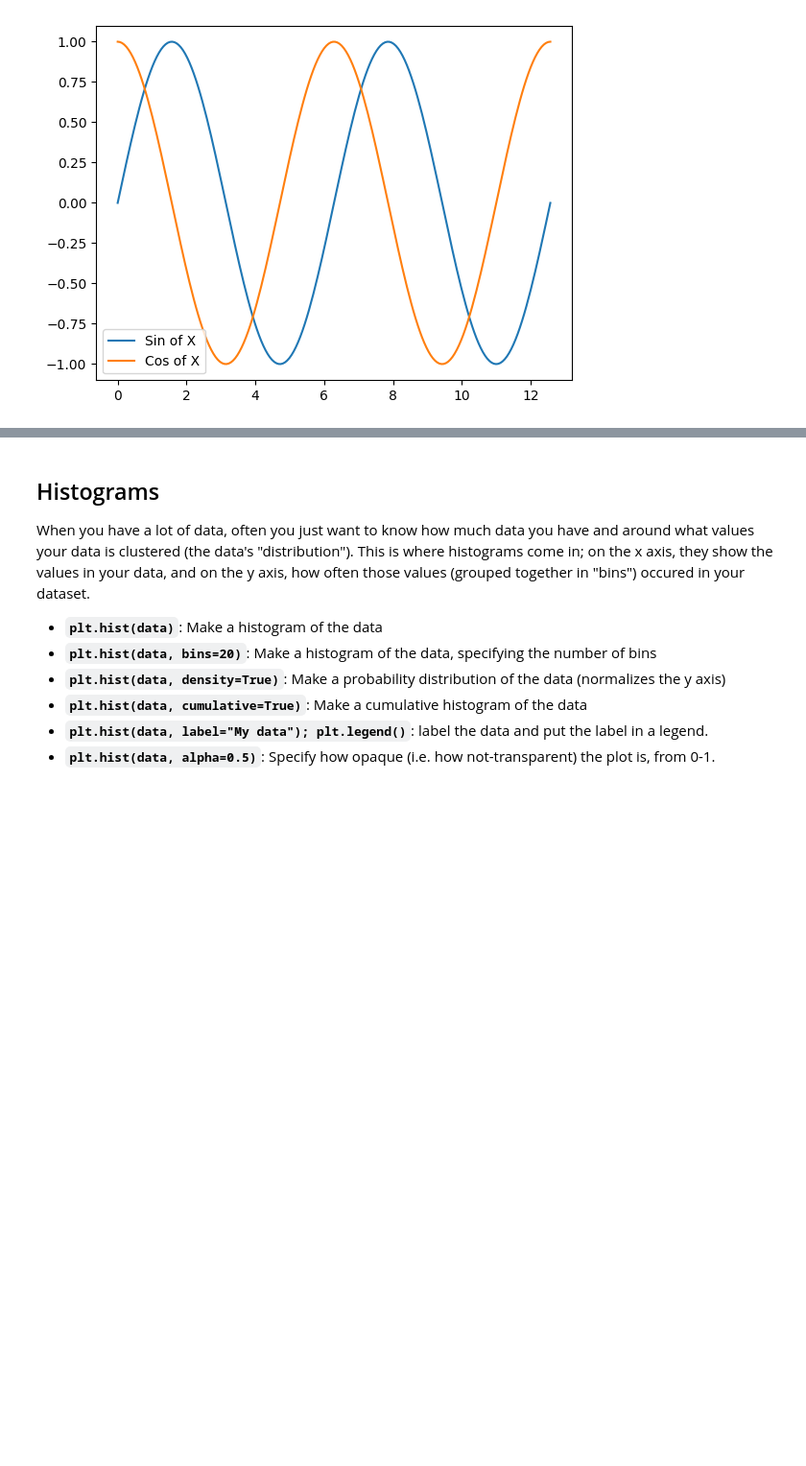
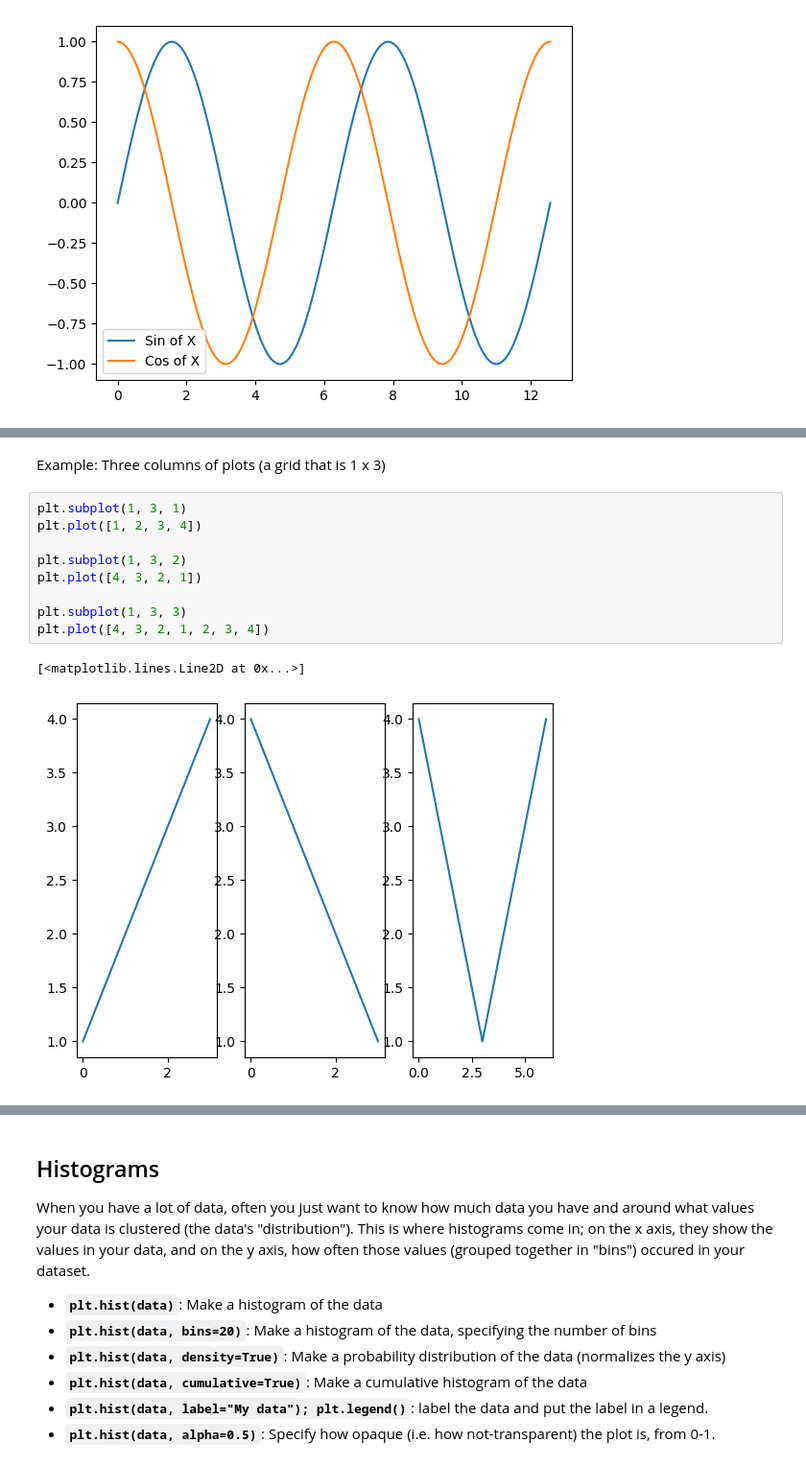
Before and after one commit to nickdelgrosso/CodeTeachingMaterials, a Jupyter notebook: notebooks/DS Plotting With Matplotlib.ipynb, the cells around one changed output, grey strips where cells are left out. Shown at 96% size. Cells and saved outputs as stored; diff of their text form; blank space fills up the shorter version.

Commit message:
Added subplots to matplotlib notebook

```diff
--- a/notebooks/DS Plotting With Matplotlib.ipynb
+++ b/notebooks/DS Plotting With Matplotlib.ipynb
@@ -250,0 +262,14 @@ plt.legend();
+# %% [markdown]
+Example: Three columns of plots (a grid that is 1 x 3)
+# %%
+plt.subplot(1, 3, 1)
+plt.plot([1, 2, 3, 4])
+
+plt.subplot(1, 3, 2)
+plt.plot([4, 3, 2, 1])
+
+plt.subplot(1, 3, 3)
+plt.plot([4, 3, 2, 1, 2, 3, 4])
+# %% [output]
+[<matplotlib.lines.Line2D at 0x...>]
+[figure, added]
```
Also changed, not shown: parts of 9 cells of this notebook.
